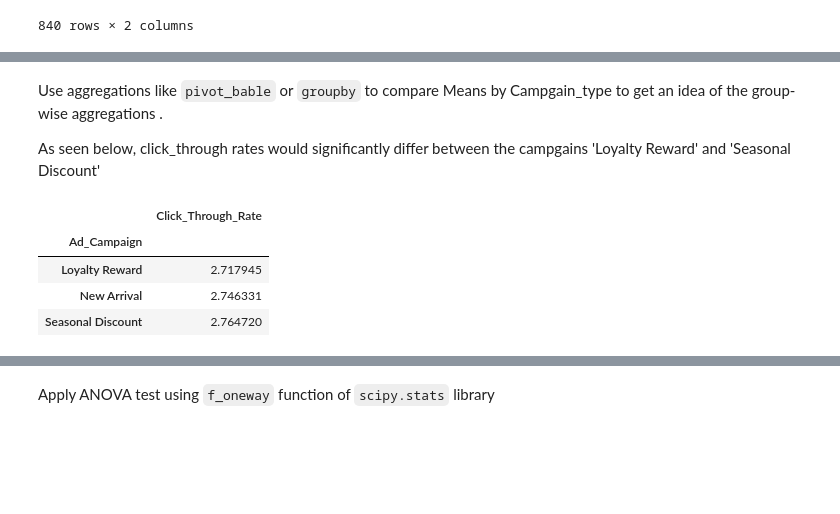
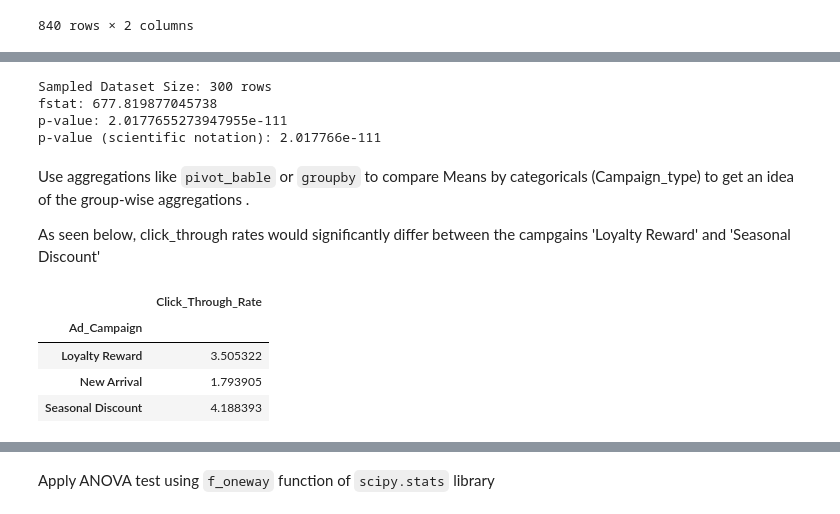
Before and after one commit to abhijeet-bhambere/python-ml-trail, a Jupyter notebook: experimental_design.ipynb, the cells around one changed output, grey strips where cells are left out. Saved outputs shown, nothing was run; the diff lists cells and outputs as text; code cells hidden in the pictures; blank space fills up the shorter version.

```diff
--- a/experimental_design.ipynb
+++ b/experimental_design.ipynb
@@ -1195,6 +1330,6 @@ Best for specific comparisons
 # %%
-ad_campaign = pd.read_csv('./datasets/expd_datasets/large_ad_conversion_dataset.csv',
-                          usecols=['Ad_Campaign','Click_Through_Rate'])
+ad_campaign = pd.read_csv('./datasets/expd_datasets/ad_campaign_large.csv')
+                        #   usecols=['Ad_Campaign','Click_Through_Rate'])
 ad_campaign.info()
 # %% [output]
 <class 'pandas.DataFrame'>
@@ -1208,0 +1353,11 @@ memory usage: 149.4 KB
+# %%
+# 1. Sample exactly 100 rows from each category group
+ad_campaign_sampled = (
+    ad_campaign.groupby('Ad_Campaign')[ad_campaign.columns]
+    .apply(lambda x: x.sample(n=100, random_state=42))
+    .reset_index(drop=True)
+)
+
+# 2. Shuffle the rows so they are randomly ordered
+ad_campaign_sampled = ad_campaign_sampled.sample(frac=1, random_state=42).reset_index(drop=True)
+ad_campaign_sampled
@@ -1209,12 +1378,27 @@ memory usage: 149.4 KB
+# %%
+cpgn_types = ['Loyalty Reward', 'New Arrival', 'Seasonal Discount']
+groups_cpgn = [ad_campaign_sampled[ad_campaign_sampled['Ad_Campaign'] == cpgn]['Click_Through_Rate'] for cpgn in cpgn_types]
+
+cpgn_fstat, cpgn_pval = f_oneway(*groups_cpgn)
+
+print(f"Sampled Dataset Size: {len(ad_campaign_sampled)} rows")
+print(f"fstat: {cpgn_fstat}")
+print(f"p-value: {cpgn_pval}")
+print(f"p-value (scientific notation): {cpgn_pval:e}")
+# %% [output]
+Sampled Dataset Size: 300 rows
+fstat: 677.819877045738
+p-value: 2.0177655273947955e-111
+p-value (scientific notation): 2.017766e-111
 # %% [markdown]
-Use aggregations like `pivot_bable` or `groupby` to compare Means by Campgain_type to get an idea of the group-wise aggregations .
+Use aggregations like `pivot_bable` or `groupby` to compare Means by categoricals (Campaign_type) to get an idea of the group-wise aggregations .
 
 As seen below, click_through rates would significantly differ between the campgains 'Loyalty Reward' and 'Seasonal Discount'
 # %%
-ad_campaign.pivot_table(index='Ad_Campaign',values='Click_Through_Rate',  aggfunc='mean')
+ad_campaign_sampled.pivot_table(index='Ad_Campaign',values='Click_Through_Rate',  aggfunc='mean')
 # %% [output]
 |  | Click_Through_Rate |
 | Ad_Campaign |  |
-| Loyalty Reward | 2.717945 |
-| New Arrival | 2.746331 |
-| Seasonal Discount | 2.764720 |
+| Loyalty Reward | 3.505322 |
+| New Arrival | 1.793905 |
+| Seasonal Discount | 4.188393 |
```
Also changed, not shown: parts of 25 cells of this notebook.
